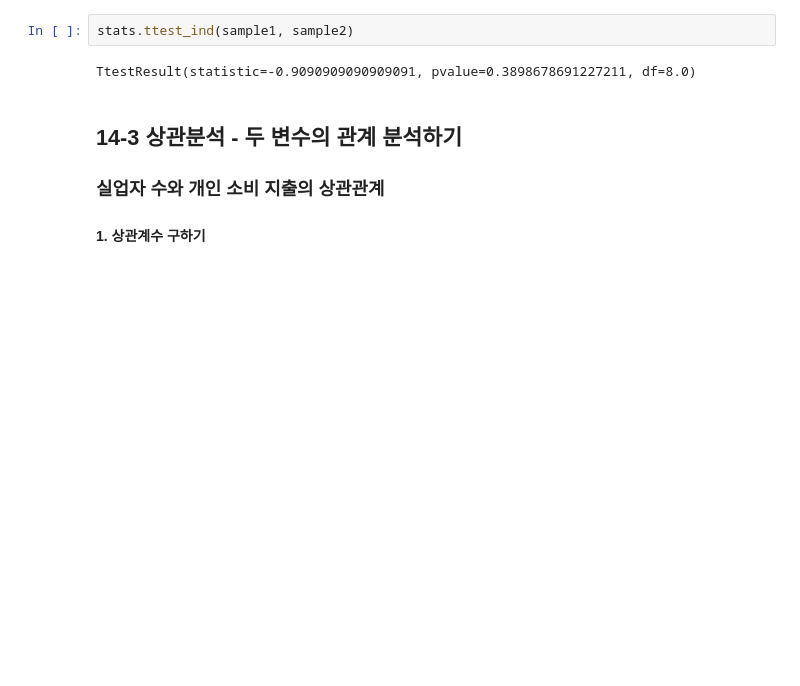
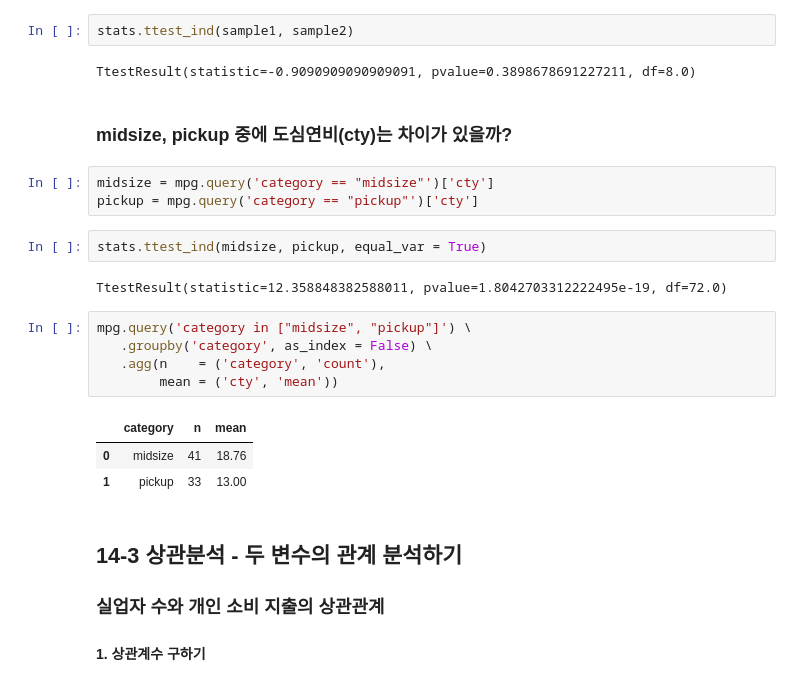
Before and after one commit to ai7dnn/2024-1-my-BDA, a Jupyter notebook: inclass/12w13w_0603_mon_A_ch14_stat.ipynb, the cells around one changed output. Cells and saved outputs as stored; diff of their text form; blank space fills up the shorter version.

```diff
--- a/inclass/12w13w_0603_mon_A_ch14_stat.ipynb
+++ b/inclass/12w13w_0603_mon_A_ch14_stat.ipynb
@@ -360,6 +397,24 @@ b
 stats.ttest_ind(sample1, sample2)
 # %% [output]
 TtestResult(statistic=-0.9090909090909091, pvalue=0.3898678691227211, df=8.0)
+# %% [markdown]
+### midsize, pickup 중에 도심연비(cty)는 차이가 있을까?
+# %%
+midsize = mpg.query('category == "midsize"')['cty']
+pickup = mpg.query('category == "pickup"')['cty']
+# %%
+stats.ttest_ind(midsize, pickup, equal_var = True)
+# %% [output]
+TtestResult(statistic=12.358848382588011, pvalue=1.8042703312222495e-19, df=72.0)
+# %%
+mpg.query('category in ["midsize", "pickup"]') \
+   .groupby('category', as_index = False) \
+   .agg(n    = ('category', 'count'),
+        mean = ('cty', 'mean'))
+# %% [output]
+|  | category | n | mean |
+| 0 | midsize | 41 | 18.76 |
+| 1 | pickup | 33 | 13.00 |
 # %% [markdown]
 ## 14-3 상관분석 - 두 변수의 관계 분석하기
 
```
Also changed, not shown: parts of 14 cells of this notebook.
